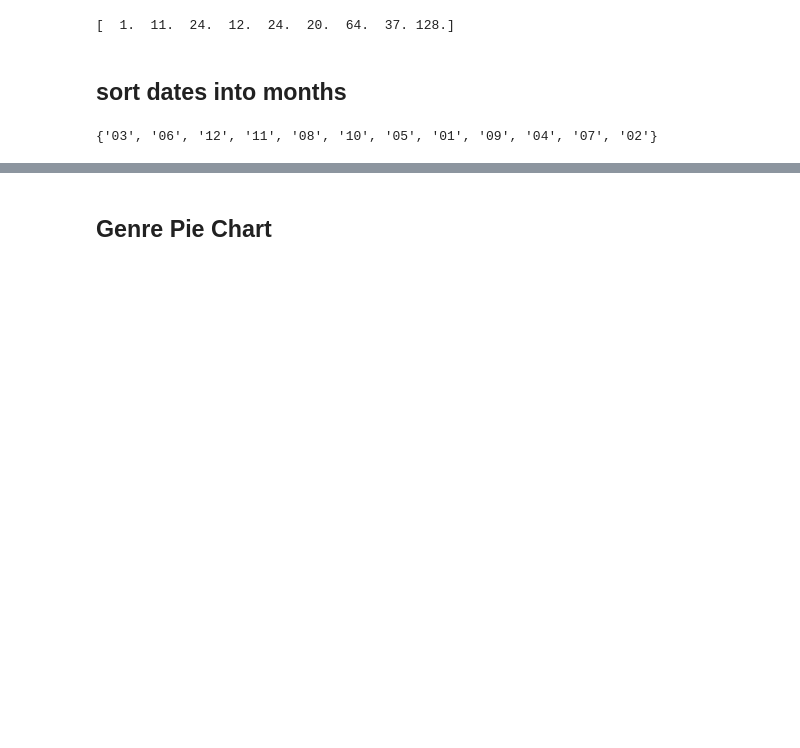
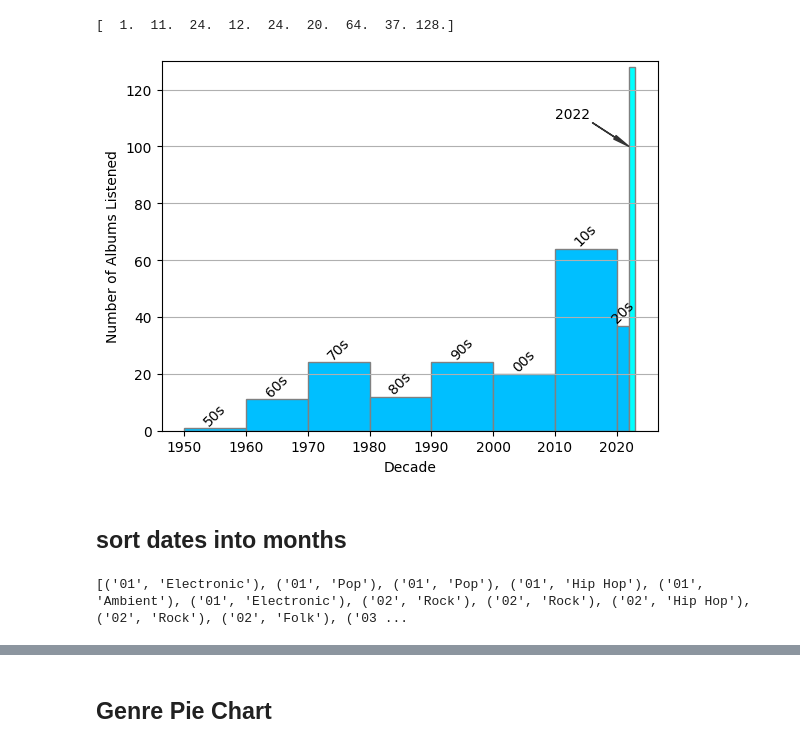
Before and after one commit to JBurke789/EOY, a Jupyter notebook: test.ipynb, the cells around one changed output, grey strips where cells are left out. Cells and saved outputs as stored; diff of their text form; code cells hidden in the pictures; blank space fills up the shorter version.

```diff
--- a/test.ipynb
+++ b/test.ipynb
@@ -40,6 +43,32 @@ for i in years:
 print(decade_counts)
 # %% [output]
 [  1.  11.  24.  12.  24.  20.  64.  37. 128.]
+# %%
+fig2,ax2 = plt.subplots(1,1)
+ax2.hist(years,
+    bins=[1950,1960,1970,1980,1990,2000,2010,2020,2022,2023],
+    edgecolor='grey',
+    color='deepskyblue')
+
+#label columns
+rects = ax2.patches
+labels = ['50s','60s','70s','80s','90s','00s','10s','20s']
+for rect,label in zip(rects,labels):
+    height = rect.get_height()
+    ax2.text(rect.get_x() + rect.get_width()/2 , height +0.01, label, ha='center', va='bottom',rotation=45)
+
+
+ax2.patches[-1].set_facecolor('cyan')#change 2022 color
+
+ax2.set_xlabel('Decade')
+ax2.set_ylabel('Number of Albums Listened')
+ax2.set_ylim(0,130)
+ax2.grid(axis='y')
+
+plt.annotate('2022', xy=(2022, 100), xytext=(2010, 110), fontsize=10, arrowprops={'width':0.2,'headwidth':3,'color':'#333333'})
+plt.show()
+# %% [output]
+[figure, added]
 # %% [markdown]
 ## sort dates into months
 # %%
@@ -49,6 +78,9 @@ for i in dates:
     months.append(month)
 #print(months)
 label_months = set(months)
-print(label_months)
+#print(label_months)
+
+zipped = list(zip(months,cl_genres))
+print(zipped)
 # %% [output]
-{'03', '06', '12', '11', '08', '10', '05', '01', '09', '04', '07', '02'}
+[('01', 'Electronic'), ('01', 'Pop'), ('01', 'Pop'), ('01', 'Hip Hop'), ('01', 'Ambient'), ('01', 'Electronic'), ('02', 'Rock'), ('02', 'Rock'), ('02', 'Hip Hop'), ('02', 'Rock'), ('02', 'Folk'), ('03 ...
```
Also changed, not shown: parts of 2 cells of this notebook, 1 other file.
